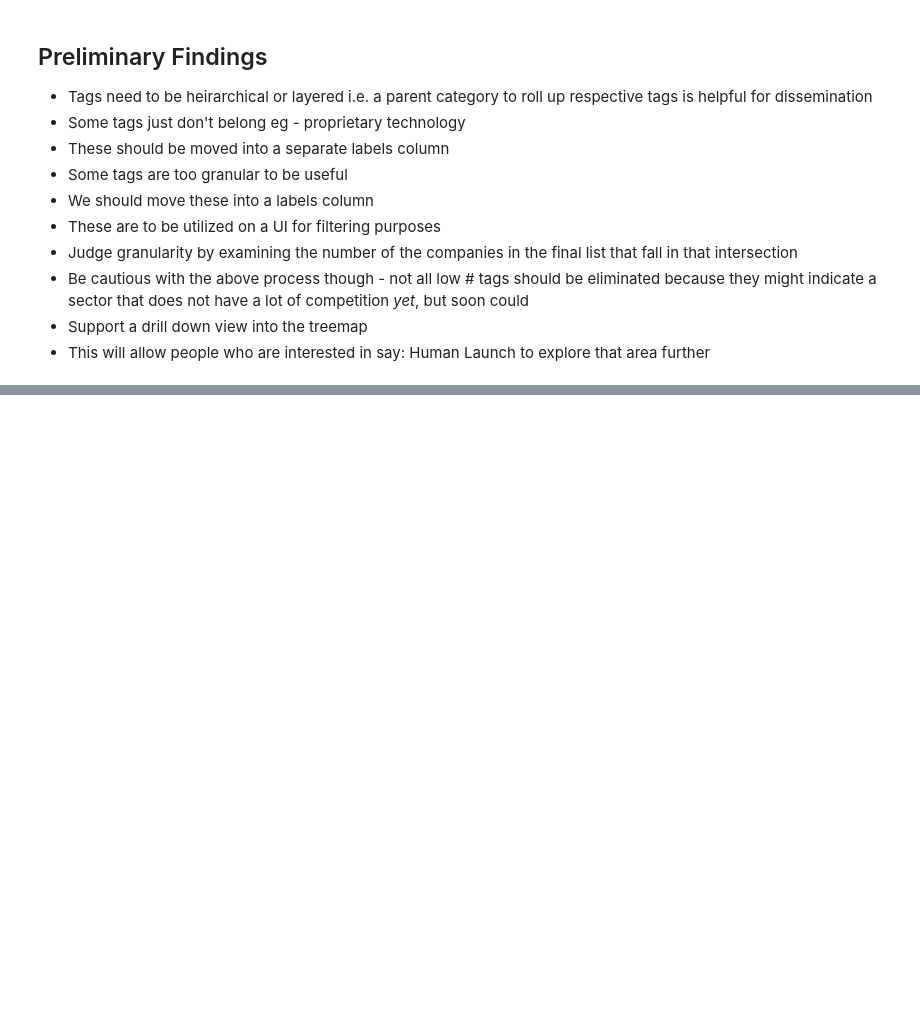
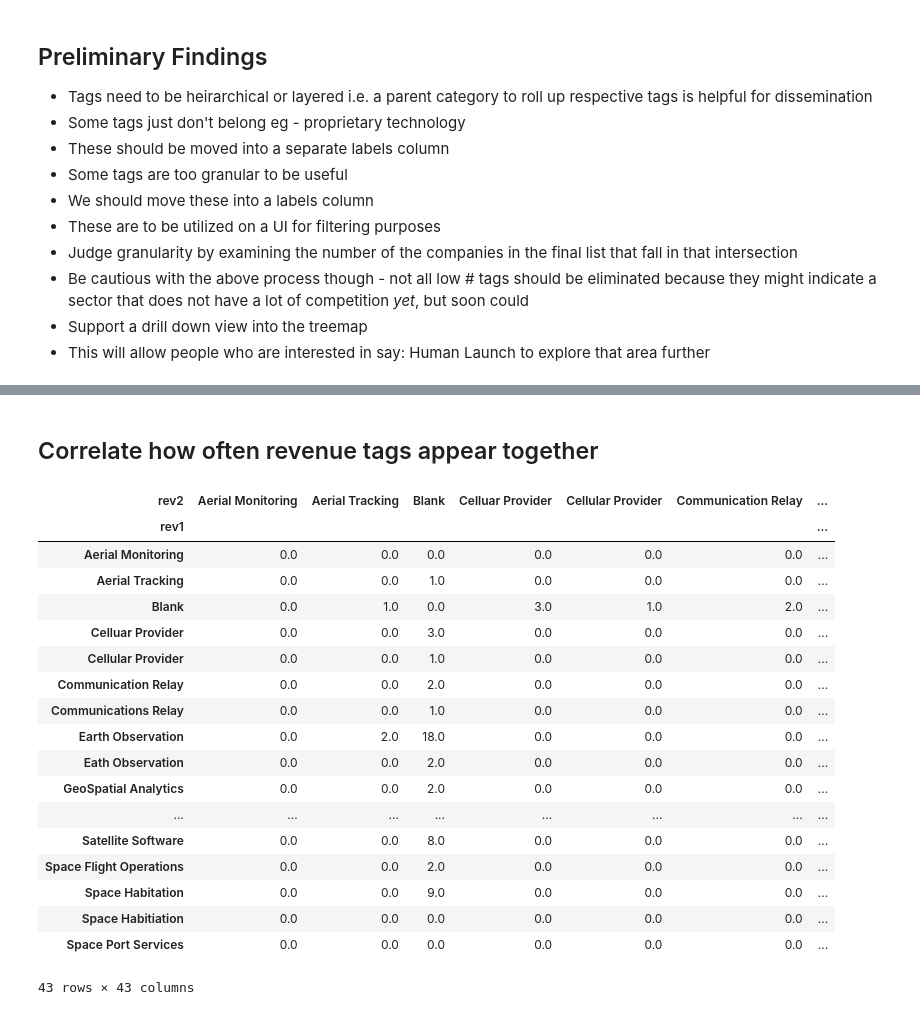
Before and after one commit to varshafawkes/spacedbase, a Jupyter notebook: SpacedBase.ipynb, the cells around one changed output, grey strips where cells are left out. Drawn from its saved outputs; the diff is of its cells as text; code cells hidden in the pictures; blank space fills up the shorter version.

Commit message:
2nd sheet mini-analysis revenue only

```diff
--- a/SpacedBase.ipynb
+++ b/SpacedBase.ipynb
@@ -73,0 +76,10 @@ fig.write_html('tech_rev.html')
+# %%
+fn = '/Users/varshas/experiments/spacedbase/data/Revenue Tag update - Sheet1.csv'
+import pandas as pd
+df = pd.read_csv(fn)
+df.columns = ['Company Name', 'Website Link/more info', 'Sector', 'Subsector',
+       'Country', 'Founded Date', 'Last Funding Type', 'Funding Total*',
+       'Summary', 'Revenue Activity Tags (What are they selling)',
+       'Revenue Activity Tags 2', 'Revenue Activity Tags 3', 'Revenue Activity Tags 4', 'Revenue Activity Tags 5']
+print("Shape of df {}".format(df.shape))
+df.head(n=2)
@@ -73,0 +91,8 @@ fig.write_html('tech_rev.html')
+# %%
+filt_df = df.loc[:, df.columns != 'Company Name'].dropna(how='all').join(df[['Company Name']])
+filt_df = filt_df.fillna('')
+filt_df['revenue'] = filt_df[['Revenue Activity Tags (What are they selling)',
+       'Revenue Activity Tags 2', 'Revenue Activity Tags 3', 'Revenue Activity Tags 4', 'Revenue Activity Tags 5']].apply(lambda row: ','.join(row.values.astype(str)).rstrip(','), axis=1)
+filt_df = filt_df[['Company Name', 'revenue', 'Sector']]
+print("Shape of filtered df {}".format(filt_df.shape))
+filt_df.head(n=2)
@@ -73,0 +104,15 @@ fig.write_html('tech_rev.html')
+# %%
+import numpy as np
+def create_tuples(keys, values):
+    rows = []
+    for it in zip(keys, values):
+        [rows.append((k.rstrip().lstrip(), it[1])) for k in it[0].split(',')]
+    return rows
+
+rev_df = pd.DataFrame(create_tuples(keys = filt_df['revenue'], values = filt_df['Company Name']), columns=['revenue', 'company'])
+rev_df.replace('', np.nan, inplace=True)
+rev_df.dropna(inplace=True)
+company_sector_df = filt_df[['Company Name', 'Sector']].rename(columns={'Company Name': 'company', 'Sector': 'sector'})
+comb_df = company_sector_df.merge(rev_df)
+comb_df['Parent'] = 'All'
+comb_df.head(n=5)
@@ -73,0 +139,34 @@ fig.write_html('tech_rev.html')
+# %% [markdown]
+## Correlate how often revenue tags appear together
+# %%
+import itertools
+rev_list = rev_df.groupby('company').aggregate(lambda x: tuple(x)).reset_index()['revenue'].tolist()
+tup_list = []
+[tup_list.extend(list(itertools.combinations(tup, 2))) if len(tup)>1 else tup_list.extend([(tup[0], 'Blank')]) for tup in rev_list ]
+tup_df = pd.DataFrame(tup_list, columns=['rev1', 'rev2'])
+tup_df['num'] = 1
+tup_df_sym = tup_df.copy(deep=True)
+tup_df_sym.columns = ['rev2', 'rev1', 'num']
+all_tup_df = pd.concat([tup_df, tup_df_sym])
+tup_pivot = all_tup_df.groupby(['rev1', 'rev2']).sum().reset_index().pivot(index='rev1', columns='rev2', values='num').fillna(0)
+tup_pivot
+# %% [output]
+| rev2 | Aerial Monitoring | Aerial Tracking | Blank | Celluar Provider | Cellular Provider | Communication Relay | ... |
+| rev1 |  |  |  |  |  |  | ... |
+| Aerial Monitoring | 0.0 | 0.0 | 0.0 | 0.0 | 0.0 | 0.0 | ... |
+| Aerial Tracking | 0.0 | 0.0 | 1.0 | 0.0 | 0.0 | 0.0 | ... |
+| Blank | 0.0 | 1.0 | 0.0 | 3.0 | 1.0 | 2.0 | ... |
+| Celluar Provider | 0.0 | 0.0 | 3.0 | 0.0 | 0.0 | 0.0 | ... |
+| Cellular Provider | 0.0 | 0.0 | 1.0 | 0.0 | 0.0 | 0.0 | ... |
+| Communication Relay | 0.0 | 0.0 | 2.0 | 0.0 | 0.0 | 0.0 | ... |
+| Communications Relay | 0.0 | 0.0 | 1.0 | 0.0 | 0.0 | 0.0 | ... |
+| Earth Observation | 0.0 | 2.0 | 18.0 | 0.0 | 0.0 | 0.0 | ... |
+| Eath Observation | 0.0 | 0.0 | 2.0 | 0.0 | 0.0 | 0.0 | ... |
+| GeoSpatial Analytics | 0.0 | 0.0 | 2.0 | 0.0 | 0.0 | 0.0 | ... |
+| ... | ... | ... | ... | ... | ... | ... | ... |
+| Satellite Software | 0.0 | 0.0 | 8.0 | 0.0 | 0.0 | 0.0 | ... |
+| Space Flight Operations | 0.0 | 0.0 | 2.0 | 0.0 | 0.0 | 0.0 | ... |
+| Space Habitation | 0.0 | 0.0 | 9.0 | 0.0 | 0.0 | 0.0 | ... |
+| Space Habitiation | 0.0 | 0.0 | 0.0 | 0.0 | 0.0 | 0.0 | ... |
+| Space Port Services | 0.0 | 0.0 | 0.0 | 0.0 | 0.0 | 0.0 | ... |
+43 rows × 43 columns
```
Also changed, not shown: parts of 8 cells of this notebook, 5 other files.
